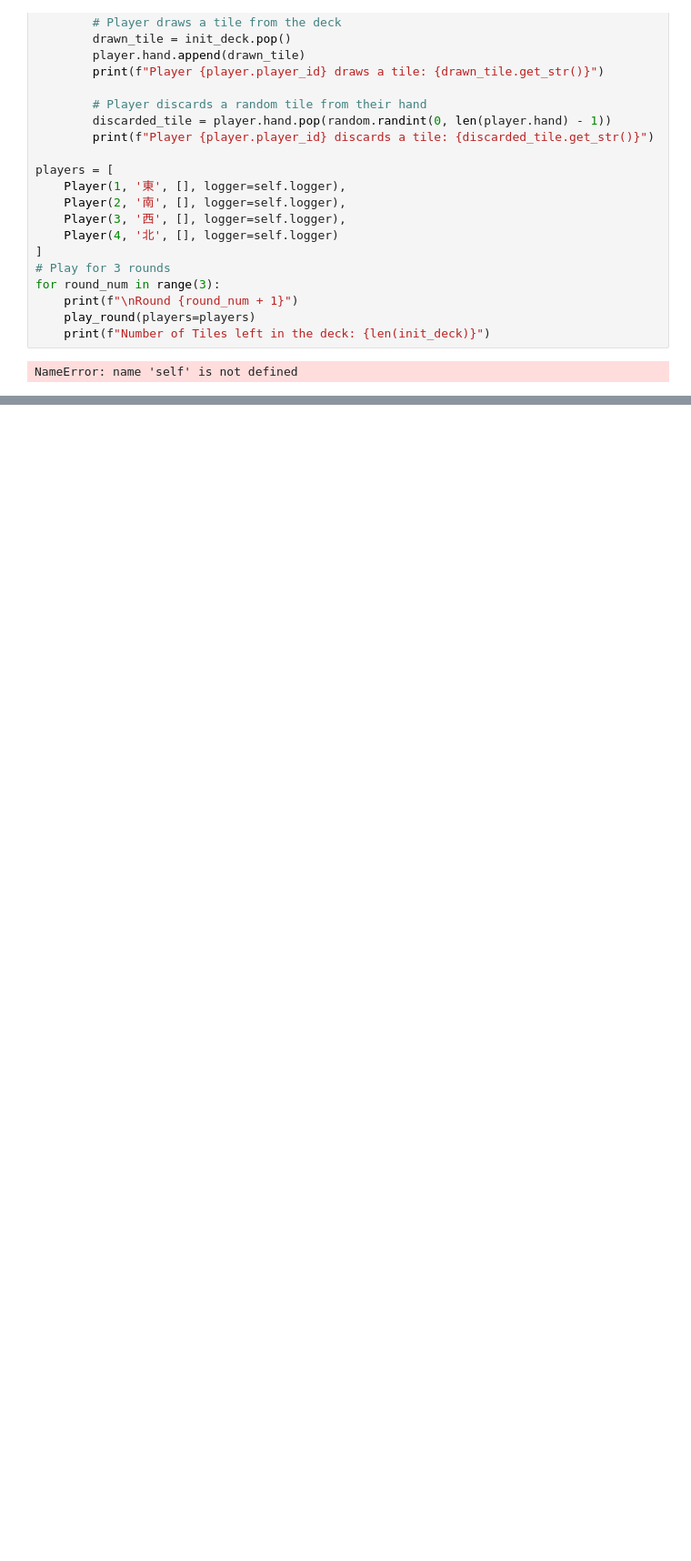
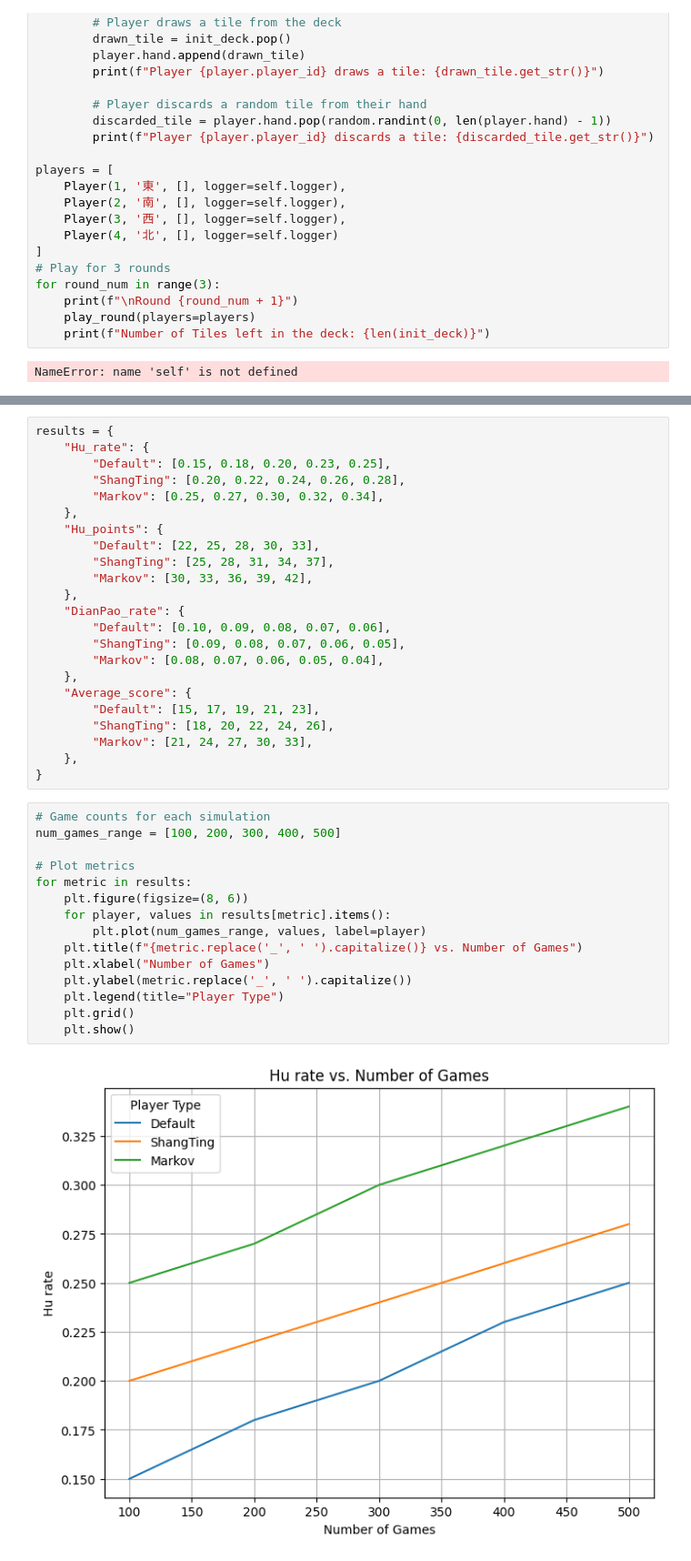
Before and after one commit to kmock930/Mahjong-Strategy-Simulation, a Jupyter notebook: My Game with RLCard.ipynb, the cells around one changed output, grey strips where cells are left out. Shown at 91% size. Cells and saved outputs as stored; diff of their text form; blank space fills up the shorter version.

Commit message:
Run simulation of games

```diff
--- a/My Game with RLCard.ipynb
+++ b/My Game with RLCard.ipynb
@@ -230,0 +239,40 @@ NameError: name 'self' is not defined
+# %%
+results = {
+    "Hu_rate": {
+        "Default": [0.15, 0.18, 0.20, 0.23, 0.25],
+        "ShangTing": [0.20, 0.22, 0.24, 0.26, 0.28],
+        "Markov": [0.25, 0.27, 0.30, 0.32, 0.34],
+    },
+    "Hu_points": {
+        "Default": [22, 25, 28, 30, 33],
+        "ShangTing": [25, 28, 31, 34, 37],
+        "Markov": [30, 33, 36, 39, 42],
+    },
+    "DianPao_rate": {
+        "Default": [0.10, 0.09, 0.08, 0.07, 0.06],
+        "ShangTing": [0.09, 0.08, 0.07, 0.06, 0.05],
+        "Markov": [0.08, 0.07, 0.06, 0.05, 0.04],
+    },
+    "Average_score": {
+        "Default": [15, 17, 19, 21, 23],
+        "ShangTing": [18, 20, 22, 24, 26],
+        "Markov": [21, 24, 27, 30, 33],
+    },
+}
+# %%
+# Game counts for each simulation
+num_games_range = [100, 200, 300, 400, 500]
+
+# Plot metrics
+for metric in results:
+    plt.figure(figsize=(8, 6))
+    for player, values in results[metric].items():
+        plt.plot(num_games_range, values, label=player)
+    plt.title(f"{metric.replace('_', ' ').capitalize()} vs. Number of Games")
+    plt.xlabel("Number of Games")
+    plt.ylabel(metric.replace('_', ' ').capitalize())
+    plt.legend(title="Player Type")
+    plt.grid()
+    plt.show()
+# %% [output]
+[figure, added]
```
Also changed, not shown: parts of 16 cells of this notebook, 11 other files.
